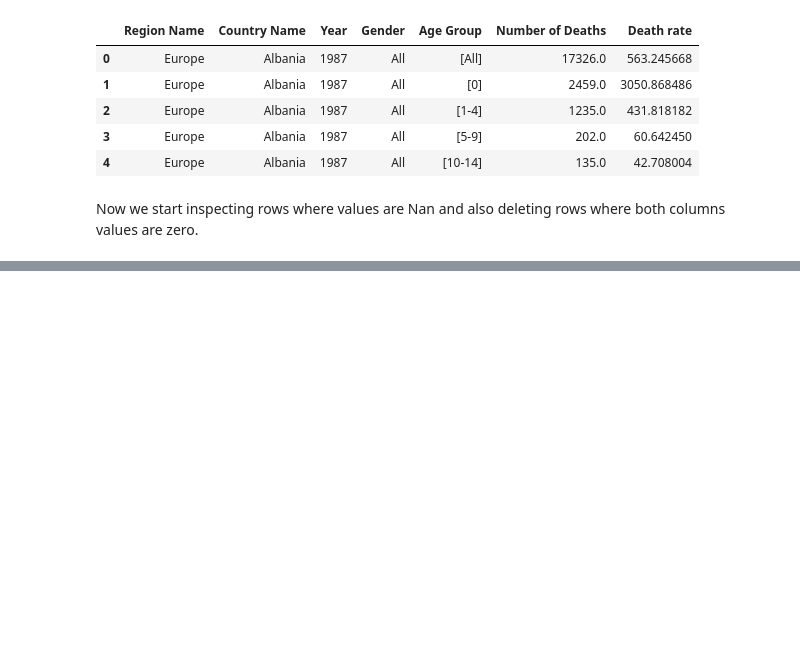
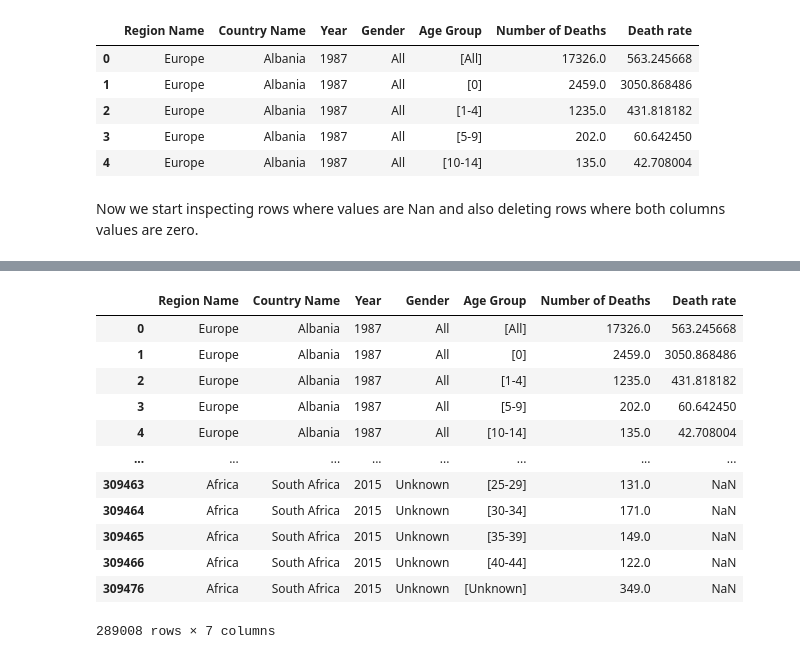
Before and after one commit to AshwathiSuresh/dataset_mortality, a Jupyter notebook: Notebook_project_2.ipynb, the cells around one changed output, grey strips where cells are left out. Cells and saved outputs as stored; diff of their text form; code cells hidden in the pictures; blank space fills up the shorter version.

```diff
--- a/Notebook_project_2.ipynb
+++ b/Notebook_project_2.ipynb
@@ -185,0 +186,18 @@ Data
+# %%
+Data.drop(Data[(((Data["Gender"] == "Unknown") | (Data["Age Group"] == "[Unknown]")) & (Data["Number of Deaths"] <= 100))].index, inplace = True)
+# %%
+Data
+# %% [output]
+|  | Region Name | Country Name | Year | Gender | Age Group | Number of Deaths | Death rate |
+| 0 | Europe | Albania | 1987 | All | [All] | 17326.0 | 563.245668 |
+| 1 | Europe | Albania | 1987 | All | [0] | 2459.0 | 3050.868486 |
+| 2 | Europe | Albania | 1987 | All | [1-4] | 1235.0 | 431.818182 |
+| 3 | Europe | Albania | 1987 | All | [5-9] | 202.0 | 60.642450 |
+| 4 | Europe | Albania | 1987 | All | [10-14] | 135.0 | 42.708004 |
+| ... | ... | ... | ... | ... | ... | ... | ... |
+| 309463 | Africa | South Africa | 2015 | Unknown | [25-29] | 131.0 | NaN |
+| 309464 | Africa | South Africa | 2015 | Unknown | [30-34] | 171.0 | NaN |
+| 309465 | Africa | South Africa | 2015 | Unknown | [35-39] | 149.0 | NaN |
+| 309466 | Africa | South Africa | 2015 | Unknown | [40-44] | 122.0 | NaN |
+| 309476 | Africa | South Africa | 2015 | Unknown | [Unknown] | 349.0 | NaN |
+289008 rows × 7 columns
```
Also changed, not shown: parts of 5 cells of this notebook.
